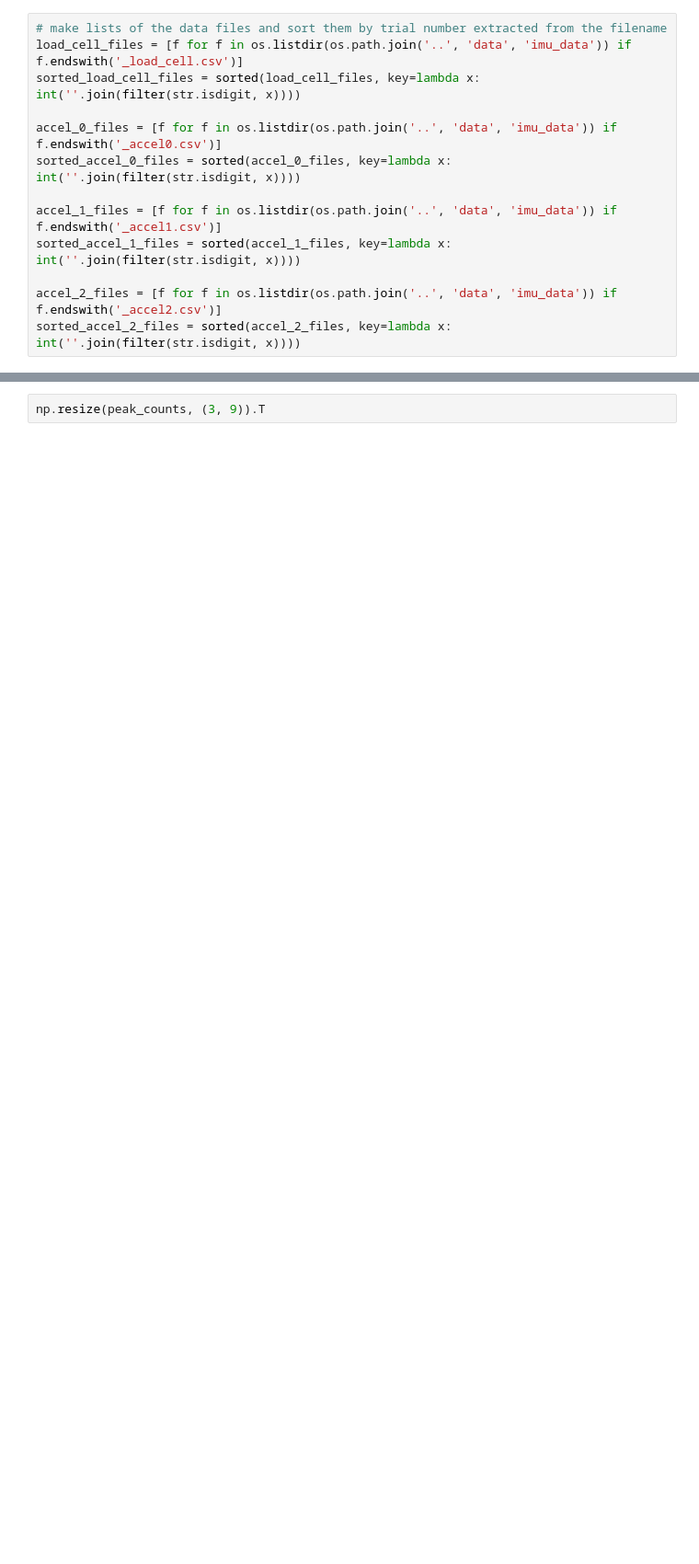
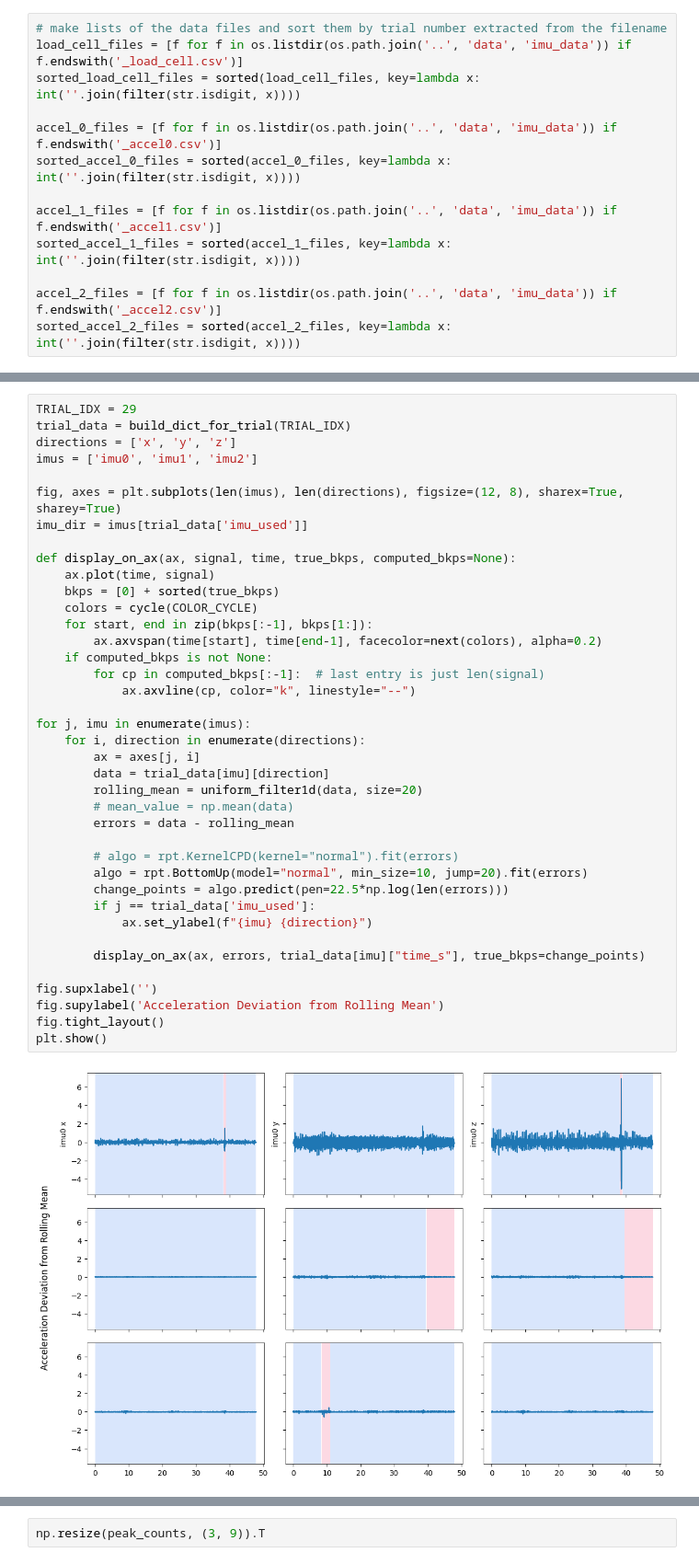
Before and after one commit to Intelligent-Machines-and-Materials-Lab/MuJoCoBlueberryModeling, a Jupyter notebook: src/imu_fft_analysis.ipynb, the cells around one changed output, grey strips where cells are left out. Shown at 92% size. Saved outputs shown, nothing was run; the diff lists cells and outputs as text; blank space fills up the shorter version.

Commit message:
gaussian kernel segmenting first take

```diff
--- a/src/imu_fft_analysis.ipynb
+++ b/src/imu_fft_analysis.ipynb
@@ -132,5 +139,46 @@ def build_dict_for_trial(trial_num):
         "imu_used": imu_used_by_trial_number[trial_num]
     }
     return trial_dict
+# %%
+TRIAL_IDX = 29
+trial_data = build_dict_for_trial(TRIAL_IDX)
+directions = ['x', 'y', 'z']
+imus = ['imu0', 'imu1', 'imu2']
+
+fig, axes = plt.subplots(len(imus), len(directions), figsize=(12, 8), sharex=True, sharey=True)
+imu_dir = imus[trial_data['imu_used']]
+
+def display_on_ax(ax, signal, time, true_bkps, computed_bkps=None):
+    ax.plot(time, signal)
+    bkps = [0] + sorted(true_bkps)
+    colors = cycle(COLOR_CYCLE)
+    for start, end in zip(bkps[:-1], bkps[1:]):
+        ax.axvspan(time[start], time[end-1], facecolor=next(colors), alpha=0.2)
+    if computed_bkps is not None:
+        for cp in computed_bkps[:-1]:  # last entry is just len(signal)
+            ax.axvline(cp, color="k", linestyle="--")
+
+for j, imu in enumerate(imus):
+    for i, direction in enumerate(directions):
+        ax = axes[j, i]
+        data = trial_data[imu][direction]
+        rolling_mean = uniform_filter1d(data, size=20)
+        # mean_value = np.mean(data)
+        errors = data - rolling_mean
+
+        # algo = rpt.KernelCPD(kernel="normal").fit(errors)
+        algo = rpt.BottomUp(model="normal", min_size=10, jump=20).fit(errors)
+        change_points = algo.predict(pen=22.5*np.log(len(errors)))
+        if j == trial_data['imu_used']:
+            ax.set_ylabel(f"{imu} {direction}")
+
+        display_on_ax(ax, errors, trial_data[imu]["time_s"], true_bkps=change_points)
+
+fig.supxlabel('')
+fig.supylabel('Acceleration Deviation from Rolling Mean')
+fig.tight_layout()
+plt.show()
+# %% [output]
+[figure, added]
 # %%
 # load a single trial
```
Also changed, not shown: parts of 3 cells of this notebook, 1 other file.
